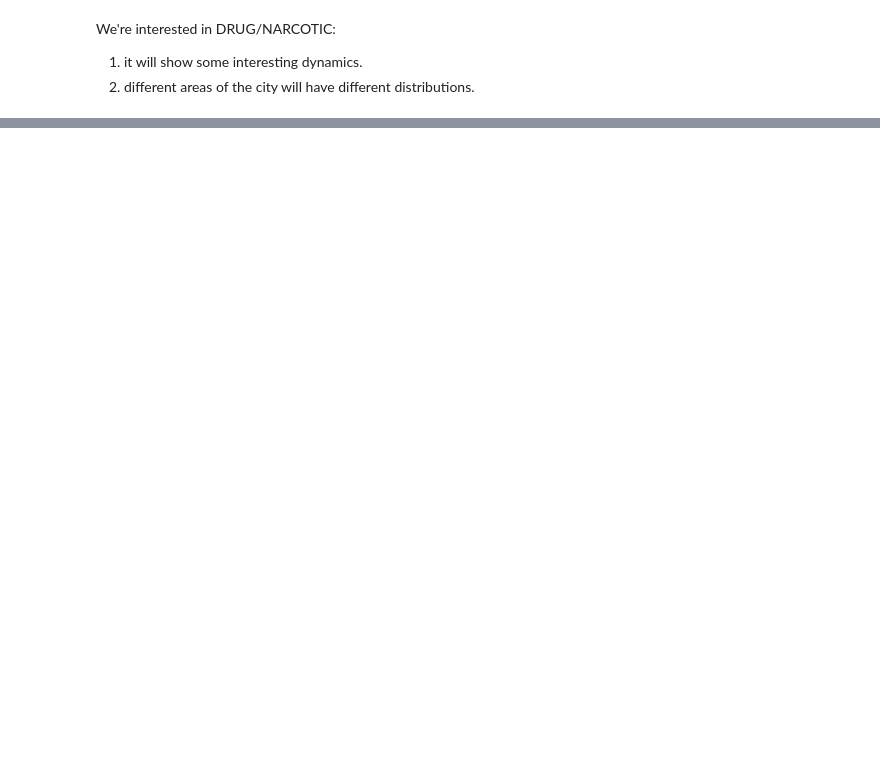
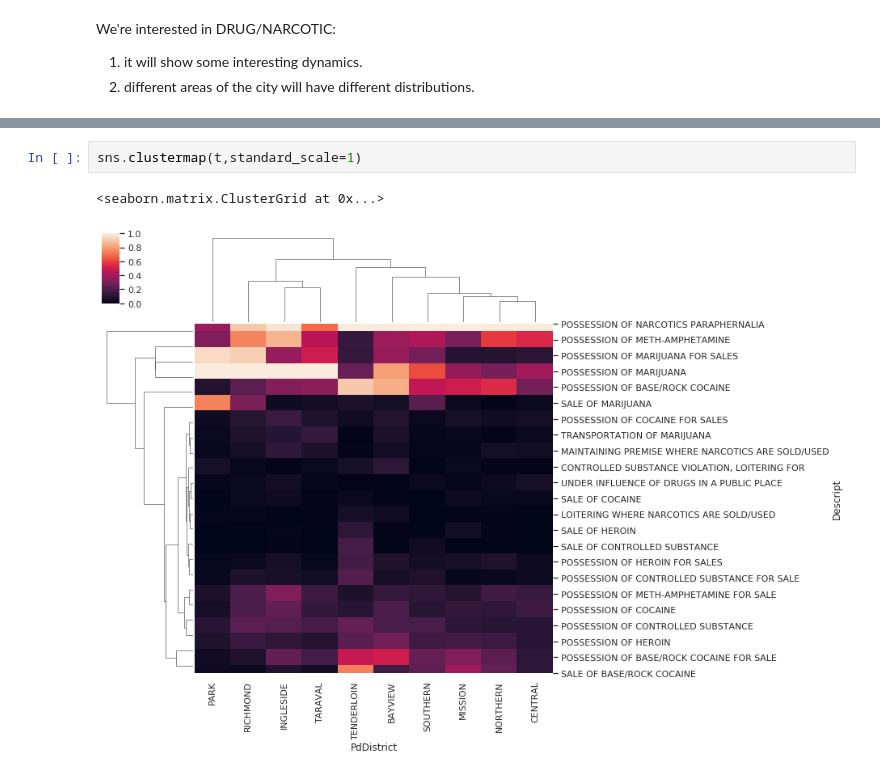
Before and after one commit to DATA-606-2023-FALL-TUESDAY/Jettem_Sushma, a Jupyter notebook: src/DrugAnalysisOpioid.ipynb, the cells around one changed output, grey strips where cells are left out. Drawn from its saved outputs; the diff is of its cells as text; blank space fills up the shorter version.

```diff
--- a/src/DrugAnalysisOpioid.ipynb
+++ b/src/DrugAnalysisOpioid.ipynb
@@ -210,0 +206,5 @@ sns.clustermap(t,cmap='BuPu')
+# %%
+sns.clustermap(t,standard_scale=1)
+# %% [output]
+<seaborn.matrix.ClusterGrid at 0x...>
+[figure, added]
```
Also changed, not shown: parts of 44 cells of this notebook.
